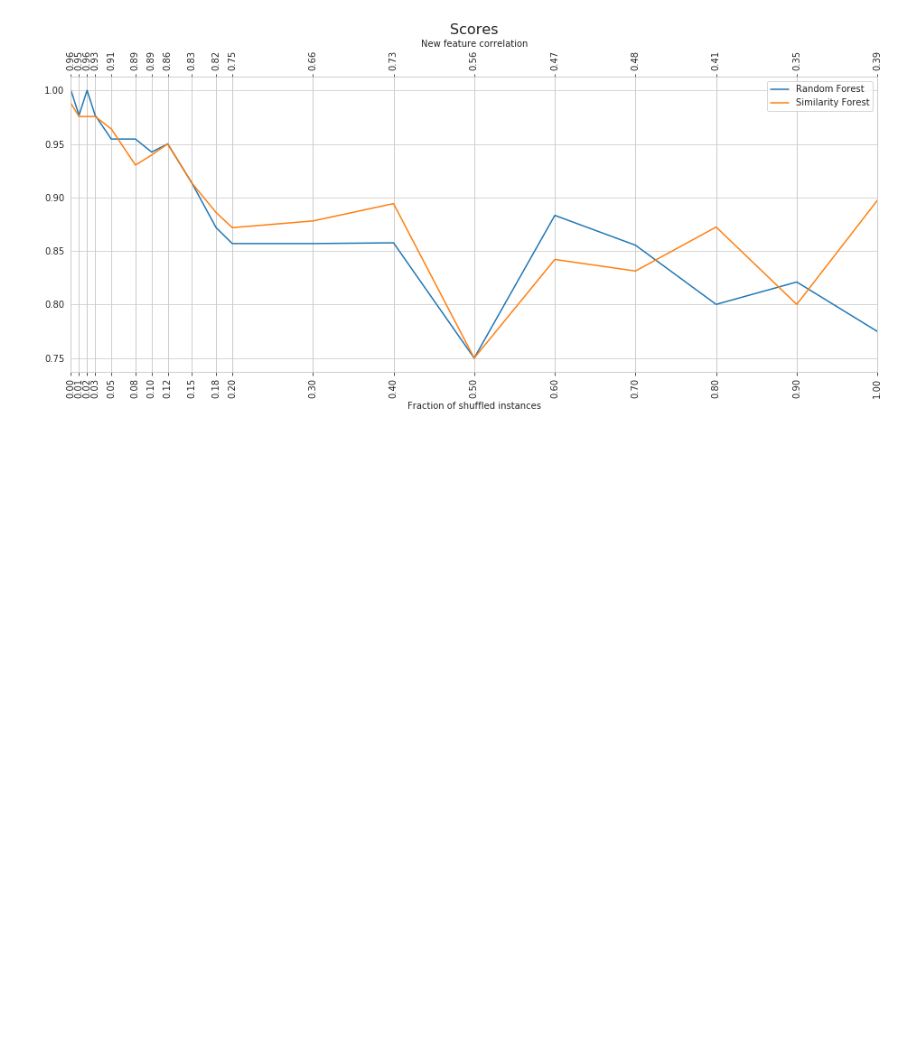
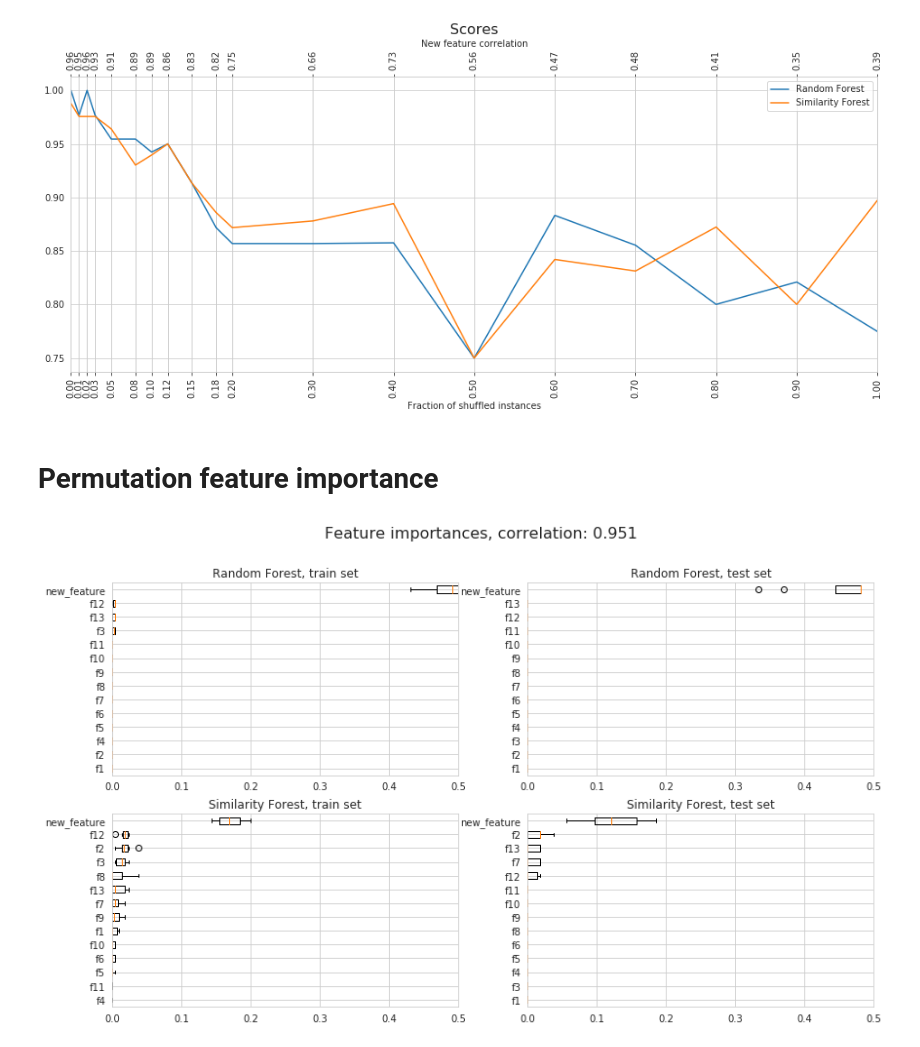
Before and after one commit to sfczekalski/similarity_forest, a Jupyter notebook: examples/Bias.ipynb, the cells around one changed output. Saved outputs shown, nothing was run; the diff lists cells and outputs as text; code cells hidden in the pictures; blank space fills up the shorter version.

Commit message:
Permutation importance in bias notebook.

```diff
--- a/examples/Bias.ipynb
+++ b/examples/Bias.ipynb
@@ -174,3 +179,11 @@ plt.ylabel('Score')
 plt.title('Scores', fontsize=16);
 # %% [output]
 [figure]
+# %% [markdown]
+# Permutation feature importance
+# %%
+def importance(model, X, y):
+    result = permutation_importance(model, X, y, n_repeats=10, random_state=42, n_jobs=2)
+    sorted_idx = result.importances_mean.argsort()
+
+    return result, sorted_idx
@@ -176,0 +252,4 @@ plt.title('Scores', fontsize=16);
+# %%
+perm_importance_results = get_permutation_importances(df=df, y=y, fraction=0.01)
+# %% [output]
+[figure, added]
```
Also changed, not shown: parts of 6 cells of this notebook.
